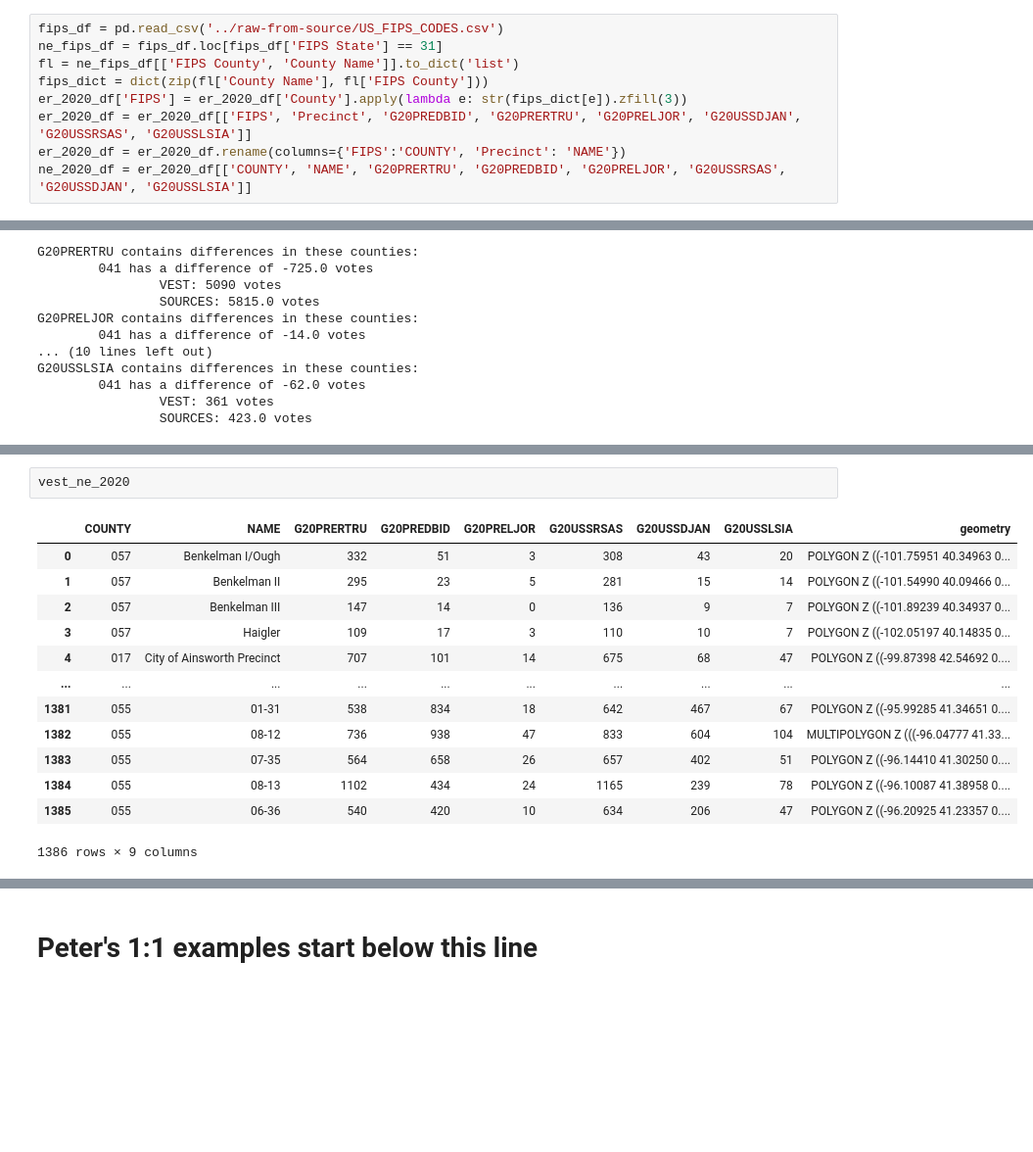
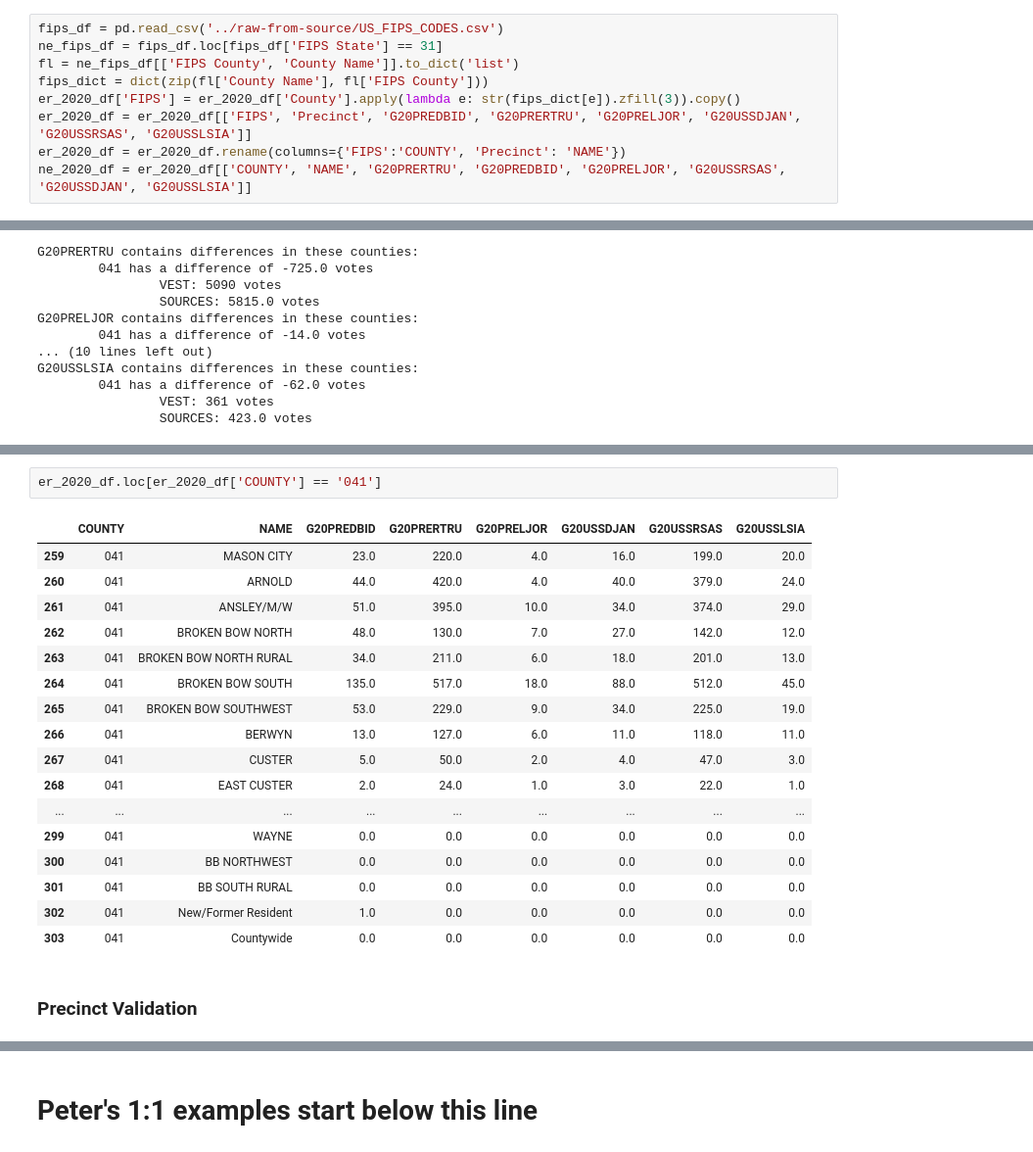
Before and after one commit to nonpartisan-redistricting-datahub/pdv-ne, a Jupyter notebook: vest-ne-2020/vest-ne-2020-validation.ipynb, the cells around one changed output, grey strips where cells are left out. Shown: that part at 98% size. Saved outputs shown, nothing was run; the diff lists cells and outputs as text; blank space fills up the shorter version.

Commit message:
add work on special precinct adding, precinct joining, and duplicate merging and cleaning

```diff
--- a/vest-ne-2020/vest-ne-2020-validation.ipynb
+++ b/vest-ne-2020/vest-ne-2020-validation.ipynb
@@ -193,7 +309,7 @@ fips_df = pd.read_csv('../raw-from-source/US_FIPS_CODES.csv')
 ne_fips_df = fips_df.loc[fips_df['FIPS State'] == 31]
 fl = ne_fips_df[['FIPS County', 'County Name']].to_dict('list')
 fips_dict = dict(zip(fl['County Name'], fl['FIPS County']))
-er_2020_df['FIPS'] = er_2020_df['County'].apply(lambda e: str(fips_dict[e]).zfill(3))
+er_2020_df['FIPS'] = er_2020_df['County'].apply(lambda e: str(fips_dict[e]).zfill(3)).copy()
 er_2020_df = er_2020_df[['FIPS', 'Precinct', 'G20PREDBID', 'G20PRERTRU', 'G20PRELJOR', 'G20USSDJAN', 'G20USSRSAS', 'G20USSLSIA']]
 er_2020_df = er_2020_df.rename(columns={'FIPS':'COUNTY', 'Precinct': 'NAME'})
 ne_2020_df = er_2020_df[['COUNTY', 'NAME', 'G20PRERTRU', 'G20PREDBID', 'G20PRELJOR', 'G20USSRSAS', 'G20USSDJAN', 'G20USSLSIA']]
@@ -249,16 +387,22 @@ G20USSLSIA contains differences in these counties:
 # %%
-vest_ne_2020
+er_2020_df.loc[er_2020_df['COUNTY'] == '041']
 # %% [output]
-|  | COUNTY | NAME | G20PRERTRU | G20PREDBID | G20PRELJOR | G20USSRSAS | G20USSDJAN | G20USSLSIA | geometry |
-| 0 | 057 | Benkelman I/Ough | 332 | 51 | 3 | 308 | 43 | 20 | POLYGON Z ((-101.75951 40.34963 0... |
-| 1 | 057 | Benkelman II | 295 | 23 | 5 | 281 | 15 | 14 | POLYGON Z ((-101.54990 40.09466 0... |
-| 2 | 057 | Benkelman III | 147 | 14 | 0 | 136 | 9 | 7 | POLYGON Z ((-101.89239 40.34937 0... |
-| 3 | 057 | Haigler | 109 | 17 | 3 | 110 | 10 | 7 | POLYGON Z ((-102.05197 40.14835 0... |
-| 4 | 017 | City of Ainsworth Precinct | 707 | 101 | 14 | 675 | 68 | 47 | POLYGON Z ((-99.87398 42.54692 0.... |
-| ... | ... | ... | ... | ... | ... | ... | ... | ... | ... |
-| 1381 | 055 | 01-31 | 538 | 834 | 18 | 642 | 467 | 67 | POLYGON Z ((-95.99285 41.34651 0.... |
-| 1382 | 055 | 08-12 | 736 | 938 | 47 | 833 | 604 | 104 | MULTIPOLYGON Z (((-96.04777 41.33... |
-| 1383 | 055 | 07-35 | 564 | 658 | 26 | 657 | 402 | 51 | POLYGON Z ((-96.14410 41.30250 0.... |
-| 1384 | 055 | 08-13 | 1102 | 434 | 24 | 1165 | 239 | 78 | POLYGON Z ((-96.10087 41.38958 0.... |
-| 1385 | 055 | 06-36 | 540 | 420 | 10 | 634 | 206 | 47 | POLYGON Z ((-96.20925 41.23357 0.... |
+|  | COUNTY | NAME | G20PREDBID | G20PRERTRU | G20PRELJOR | G20USSDJAN | G20USSRSAS | G20USSLSIA |
+| 259 | 041 | MASON CITY | 23.0 | 220.0 | 4.0 | 16.0 | 199.0 | 20.0 |
+| 260 | 041 | ARNOLD | 44.0 | 420.0 | 4.0 | 40.0 | 379.0 | 24.0 |
+| 261 | 041 | ANSLEY/M/W | 51.0 | 395.0 | 10.0 | 34.0 | 374.0 | 29.0 |
+| 262 | 041 | BROKEN BOW NORTH | 48.0 | 130.0 | 7.0 | 27.0 | 142.0 | 12.0 |
+| 263 | 041 | BROKEN BOW NORTH RURAL | 34.0 | 211.0 | 6.0 | 18.0 | 201.0 | 13.0 |
+| 264 | 041 | BROKEN BOW SOUTH | 135.0 | 517.0 | 18.0 | 88.0 | 512.0 | 45.0 |
+| 265 | 041 | BROKEN BOW SOUTHWEST | 53.0 | 229.0 | 9.0 | 34.0 | 225.0 | 19.0 |
+| 266 | 041 | BERWYN | 13.0 | 127.0 | 6.0 | 11.0 | 118.0 | 11.0 |
+| 267 | 041 | CUSTER | 5.0 | 50.0 | 2.0 | 4.0 | 47.0 | 3.0 |
+| 268 | 041 | EAST CUSTER | 2.0 | 24.0 | 1.0 | 3.0 | 22.0 | 1.0 |
+| ... | ... | ... | ... | ... | ... | ... | ... | ... |
+| 299 | 041 | WAYNE | 0.0 | 0.0 | 0.0 | 0.0 | 0.0 | 0.0 |
+| 300 | 041 | BB NORTHWEST | 0.0 | 0.0 | 0.0 | 0.0 | 0.0 | 0.0 |
+| 301 | 041 | BB SOUTH RURAL | 0.0 | 0.0 | 0.0 | 0.0 | 0.0 | 0.0 |
+| 302 | 041 | New/Former Resident | 1.0 | 0.0 | 0.0 | 0.0 | 0.0 | 0.0 |
+| 303 | 041 | Countywide | 0.0 | 0.0 | 0.0 | 0.0 | 0.0 | 0.0 |
-1386 rows × 9 columns
+# %% [markdown]
+### Precinct Validation
```
Also changed, not shown: parts of 13 cells of this notebook.
